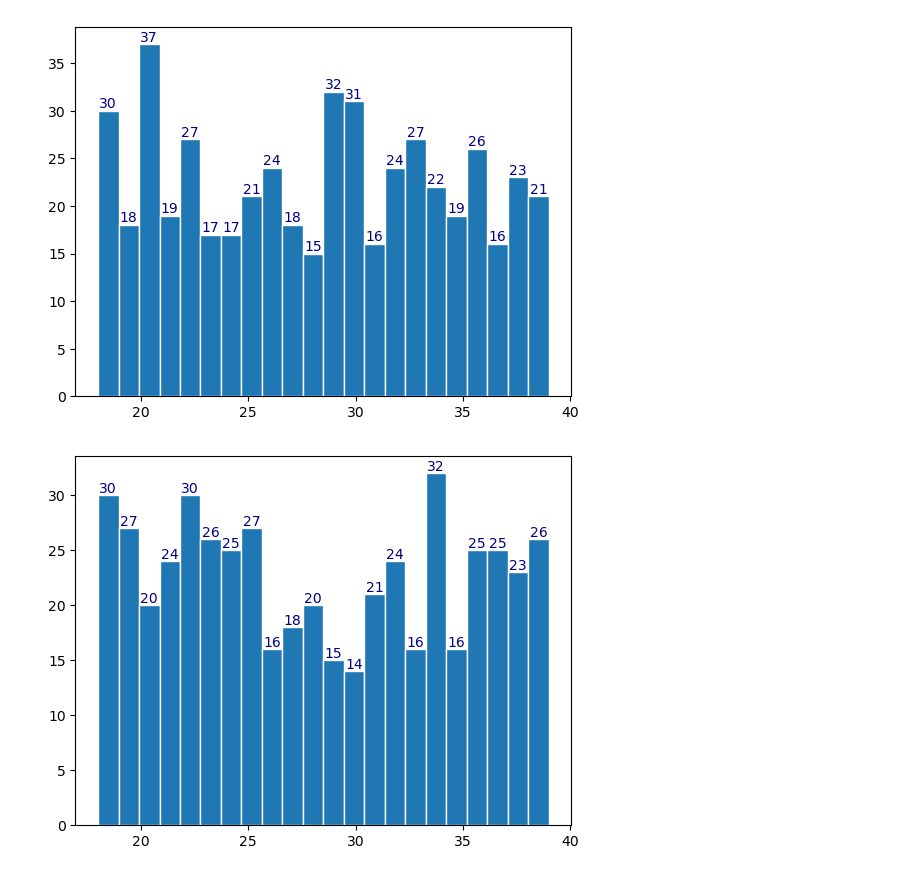
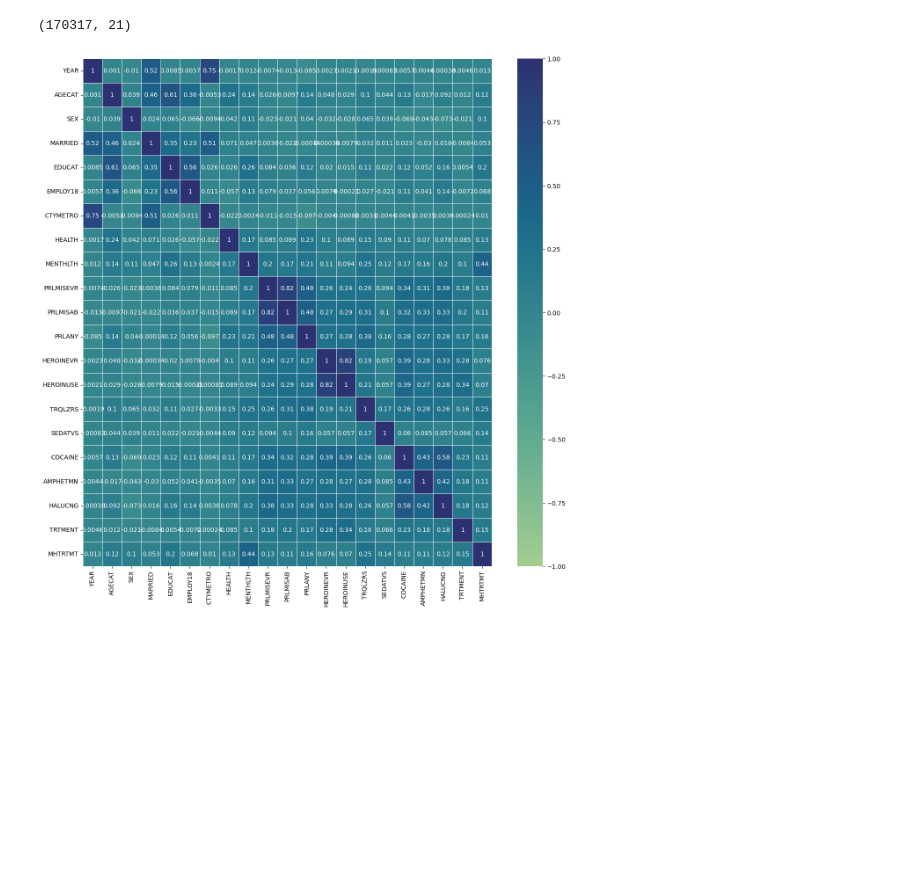
Before and after one commit to sr0e/Preventing-Opioid-Abuse-Classification, a Jupyter notebook: Sarah_EDA.ipynb, the cells around one changed output. Cells and saved outputs as stored; diff of their text form; code cells hidden in the pictures; blank space fills up the shorter version.

```diff
--- a/Sarah_EDA.ipynb
+++ b/Sarah_EDA.ipynb
@@ -89,10 +22,9 @@ Name: count, dtype: int64
-# %%
-values, bins, bars = plt.hist(injured['Player_Age'], edgecolor='white', bins=22)
-plt.bar_label(bars, color='navy');
-# %% [output]
-[figure, removed]
-# %%
-values, bins, bars = plt.hist(not_injured['Player_Age'], edgecolor='white', bins=22)
-plt.bar_label(bars, color='navy');
-# %% [output]
-[figure, removed]
+# %%
+df.shape
+# %% [output]
+(170317, 21)
+# %%
+plt.figure(figsize=(15, 15))
+sns.heatmap(df.corr(), vmin=-1, annot=True, cmap='crest', linewidths=.5);
+# %% [output]
+[figure, added]
```
Also changed, not shown: parts of 9 cells of this notebook, 2 other files.
